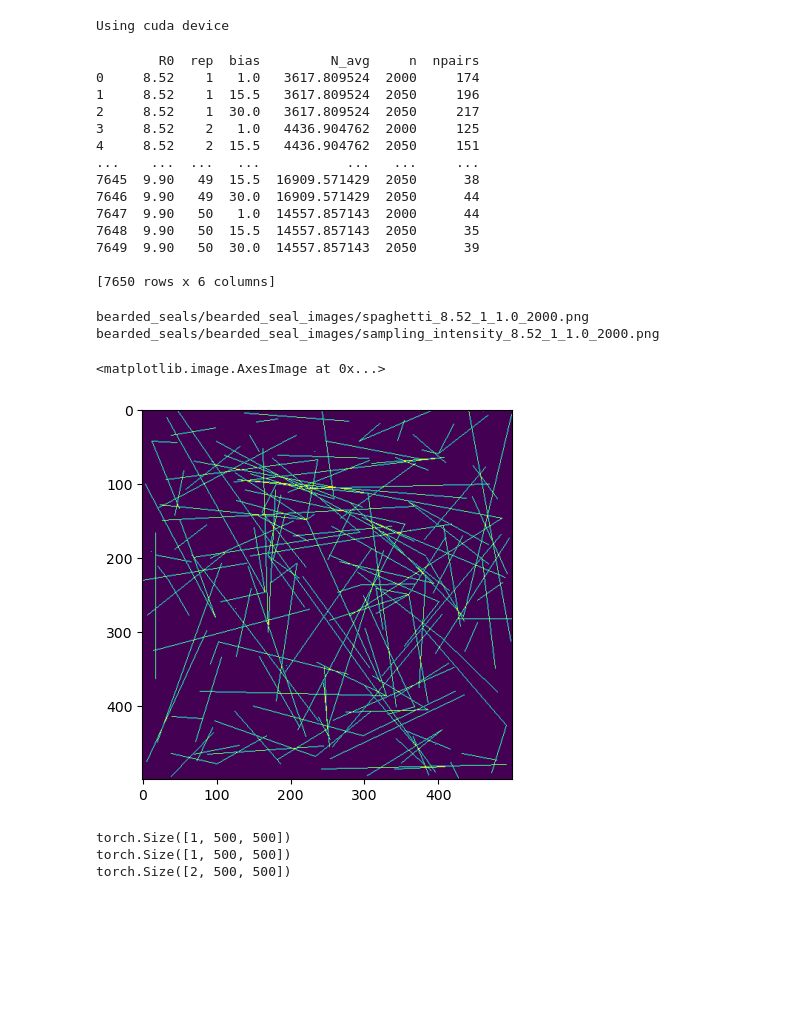
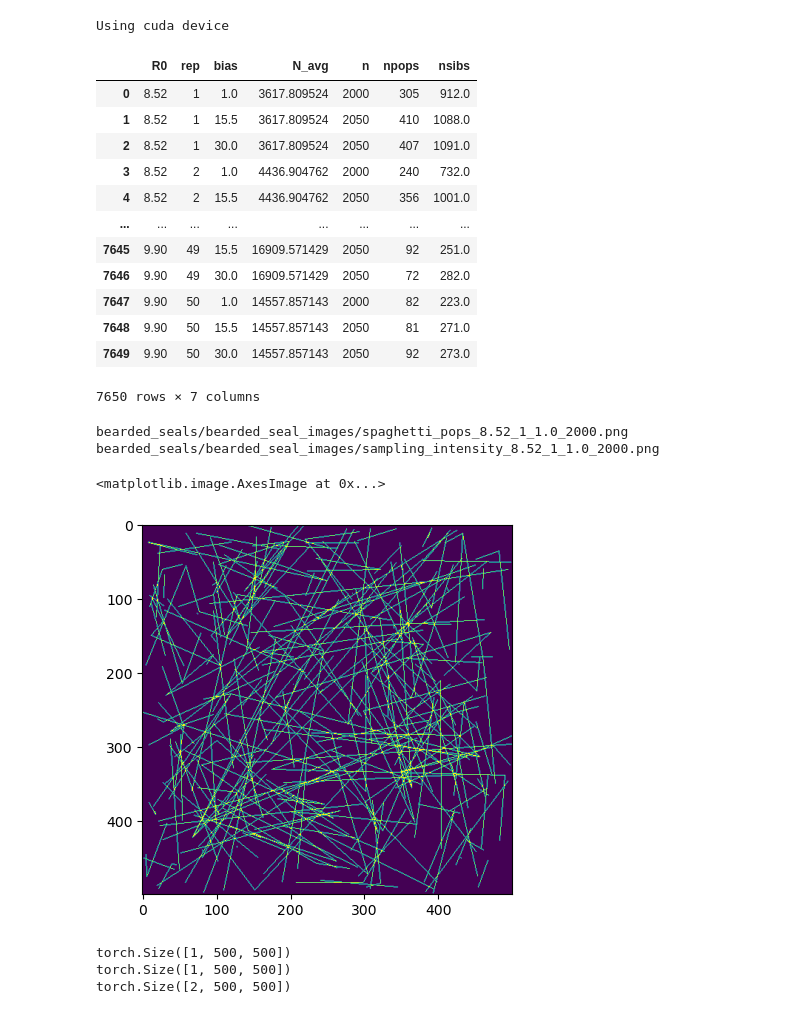
Before and after one commit to giliapatterson/spatial_ckmr, a Jupyter notebook: replicate_conn/bearded_seal_network.ipynb, the cells around one changed output. Drawn from its saved outputs; the diff is of its cells as text; code cells hidden in the pictures; blank space fills up the shorter version.

```diff
--- a/replicate_conn/bearded_seal_network.ipynb
+++ b/replicate_conn/bearded_seal_network.ipynb
@@ -44,41 +44,40 @@ Using cuda device
 # %%
 base_folder = "bearded_seals"
 labels = pd.read_csv(base_folder + "/labels.csv")
-print(labels)
+labels
 # %% [output]
+|  | R0 | rep | bias | N_avg | n | npops | nsibs |
+| 0 | 8.52 | 1 | 1.0 | 3617.809524 | 2000 | 305 | 912.0 |
+| 1 | 8.52 | 1 | 15.5 | 3617.809524 | 2050 | 410 | 1088.0 |
+| 2 | 8.52 | 1 | 30.0 | 3617.809524 | 2050 | 407 | 1091.0 |
+| 3 | 8.52 | 2 | 1.0 | 4436.904762 | 2000 | 240 | 732.0 |
+| 4 | 8.52 | 2 | 15.5 | 4436.904762 | 2050 | 356 | 1001.0 |
+| ... | ... | ... | ... | ... | ... | ... | ... |
+| 7645 | 9.90 | 49 | 15.5 | 16909.571429 | 2050 | 92 | 251.0 |
+| 7646 | 9.90 | 49 | 30.0 | 16909.571429 | 2050 | 72 | 282.0 |
+| 7647 | 9.90 | 50 | 1.0 | 14557.857143 | 2000 | 82 | 223.0 |
+| 7648 | 9.90 | 50 | 15.5 | 14557.857143 | 2050 | 81 | 271.0 |
+| 7649 | 9.90 | 50 | 30.0 | 14557.857143 | 2050 | 92 | 273.0 |
-        R0  rep  bias         N_avg     n  npairs
-0     8.52    1   1.0   3617.809524  2000     174
-1     8.52    1  15.5   3617.809524  2050     196
-2     8.52    1  30.0   3617.809524  2050     217
-3     8.52    2   1.0   4436.904762  2000     125
-4     8.52    2  15.5   4436.904762  2050     151
-...    ...  ...   ...           ...   ...     ...
-7645  9.90   49  15.5  16909.571429  2050      38
-7646  9.90   49  30.0  16909.571429  2050      44
-7647  9.90   50   1.0  14557.857143  2000      44
-7648  9.90   50  15.5  14557.857143  2050      35
-7649  9.90   50  30.0  14557.857143  2050      39
-
-[7650 rows x 6 columns]
+7650 rows × 7 columns
 # %%
 idx = 0
 row = labels.iloc[idx,]
 R0 = row.loc['R0']
 rep = int(row.loc['rep'])
 bias = row.loc['bias']
 n = int(row.loc['n'])
-spaghetti_path = f'{base_folder}/bearded_seal_images/spaghetti_{R0}_{rep}_{bias}_{n}.png'
+spaghetti_path = f'{base_folder}/bearded_seal_images/spaghetti_pops_{R0}_{rep}_{bias}_{n}.png'
 print(spaghetti_path)
 spaghetti = read_image(spaghetti_path)
 intensity_path = f'{base_folder}/bearded_seal_images/sampling_intensity_{R0}_{rep}_{bias}_{n}.png'
 print(intensity_path)
 intensity = read_image(intensity_path)
 plt.imshow(spaghetti[0])
 # %% [output]
-bearded_seals/bearded_seal_images/spaghetti_8.52_1_1.0_2000.png
+bearded_seals/bearded_seal_images/spaghetti_pops_8.52_1_1.0_2000.png
 bearded_seals/bearded_seal_images/sampling_intensity_8.52_1_1.0_2000.png
 <matplotlib.image.AxesImage at 0x...>
-[figure, old version]
+[figure, new version]
 # %%
 print(spaghetti.size())
 print(intensity.size())
```
Also changed, not shown: parts of 9 cells of this notebook.
